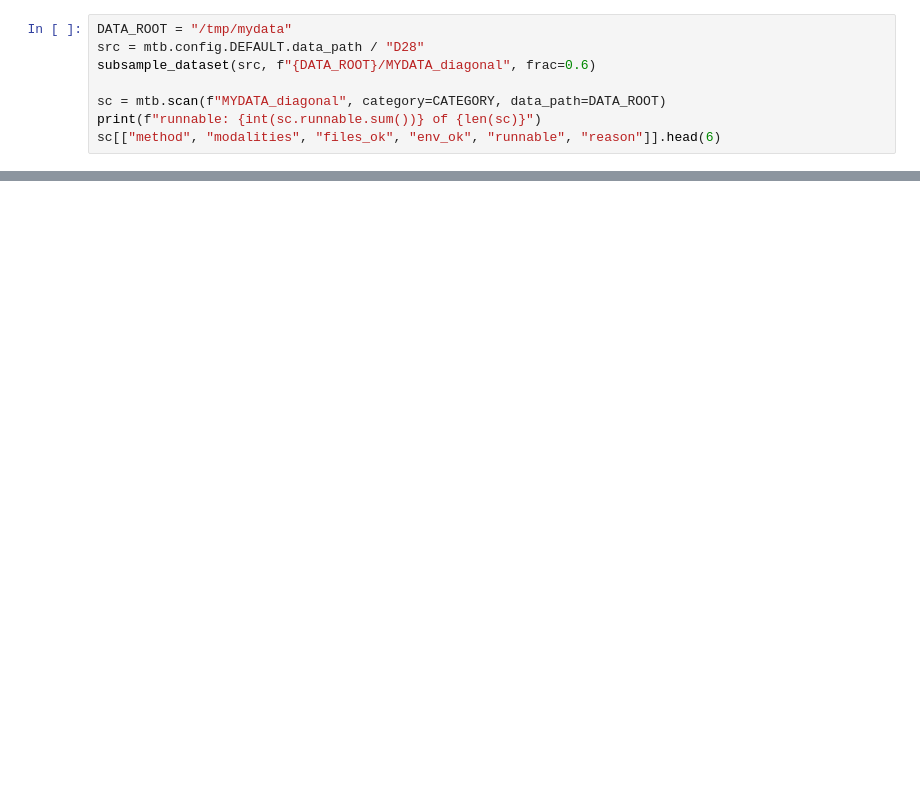
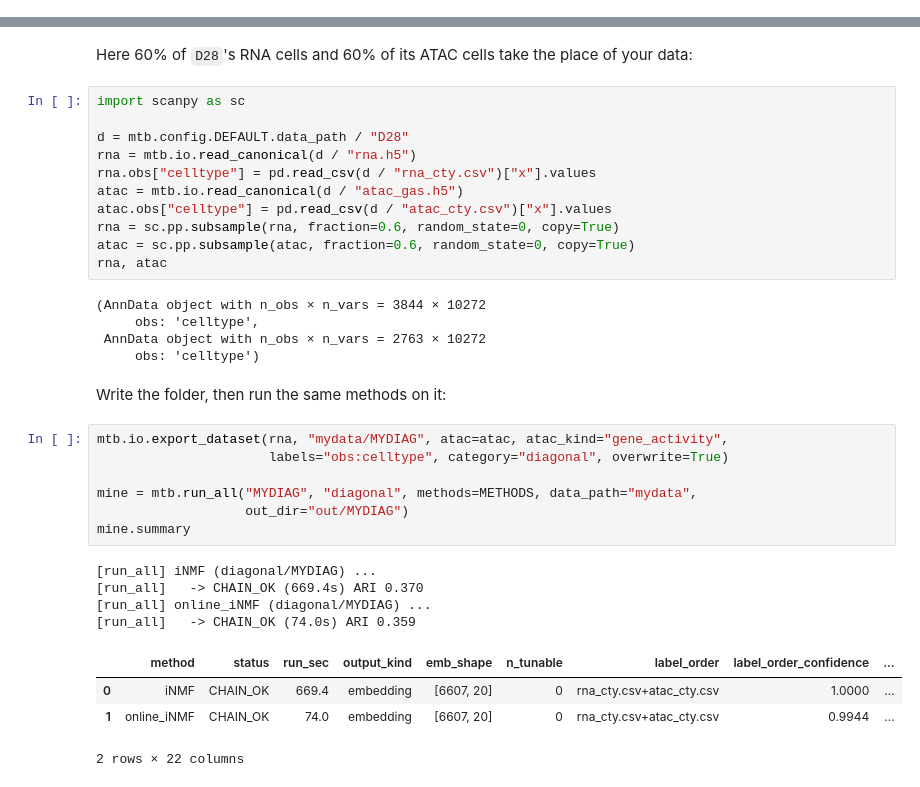
Before and after one commit to DSichang/scMultiBench, a Jupyter notebook: tutorials/diagonal/diagonal.ipynb, the cells around one changed output, grey strips where cells are left out. Saved outputs shown, nothing was run; the diff lists cells and outputs as text; blank space fills up the shorter version.

```diff
--- a/tutorials/diagonal/diagonal.ipynb
+++ b/tutorials/diagonal/diagonal.ipynb
@@ -354,8 +115,0 @@ def subsample_dataset(src_dir, dst_dir, frac=0.6, seed=0, max_cells=2000, max_fe
-# %%
-DATA_ROOT = "/tmp/mydata"
-src = mtb.config.DEFAULT.data_path / "D28"
-subsample_dataset(src, f"{DATA_ROOT}/MYDATA_diagonal", frac=0.6)
-
-sc = mtb.scan(f"MYDATA_diagonal", category=CATEGORY, data_path=DATA_ROOT)
-print(f"runnable: {int(sc.runnable.sum())} of {len(sc)}")
-sc[["method", "modalities", "files_ok", "env_ok", "runnable", "reason"]].head(6)
@@ -389,3 +140,39 @@ no method environment on this computer: the run is skipped, and outputs computed
+# %% [markdown]
+Here 60% of `D28`'s RNA cells and 60% of its ATAC cells take the place of your data:
+# %%
+import scanpy as sc
+
+d = mtb.config.DEFAULT.data_path / "D28"
+rna = mtb.io.read_canonical(d / "rna.h5")
+rna.obs["celltype"] = pd.read_csv(d / "rna_cty.csv")["x"].values
+atac = mtb.io.read_canonical(d / "atac_gas.h5")
+atac.obs["celltype"] = pd.read_csv(d / "atac_cty.csv")["x"].values
+rna = sc.pp.subsample(rna, fraction=0.6, random_state=0, copy=True)
+atac = sc.pp.subsample(atac, fraction=0.6, random_state=0, copy=True)
+rna, atac
+# %% [output]
+(AnnData object with n_obs × n_vars = 3844 × 10272
+     obs: 'celltype',
+ AnnData object with n_obs × n_vars = 2763 × 10272
+     obs: 'celltype')
+# %% [markdown]
+Write the folder, then run the same methods on it:
+# %%
+mtb.io.export_dataset(rna, "mydata/MYDIAG", atac=atac, atac_kind="gene_activity",
+                      labels="obs:celltype", category="diagonal", overwrite=True)
+
+mine = mtb.run_all("MYDIAG", "diagonal", methods=METHODS, data_path="mydata",
+                   out_dir="out/MYDIAG")
+mine.summary
+# %% [output]
+[run_all] iNMF (diagonal/MYDIAG) ...
+[run_all]   -> CHAIN_OK (669.4s) ARI 0.370
+[run_all] online_iNMF (diagonal/MYDIAG) ...
+[run_all]   -> CHAIN_OK (74.0s) ARI 0.359
+|  | method | status | run_sec | output_kind | emb_shape | n_tunable | label_order | label_order_confidence | ... |
+| 0 | iNMF | CHAIN_OK | 669.4 | embedding | [6607, 20] | 0 | rna_cty.csv+atac_cty.csv | 1.0000 | ... |
+| 1 | online_iNMF | CHAIN_OK | 74.0 | embedding | [6607, 20] | 0 | rna_cty.csv+atac_cty.csv | 0.9944 | ... |
+2 rows × 22 columns
 # %%
 mine.plot()
 # %% [output]
```
Also changed, not shown: parts of 54 cells of this notebook, 14 other files.
